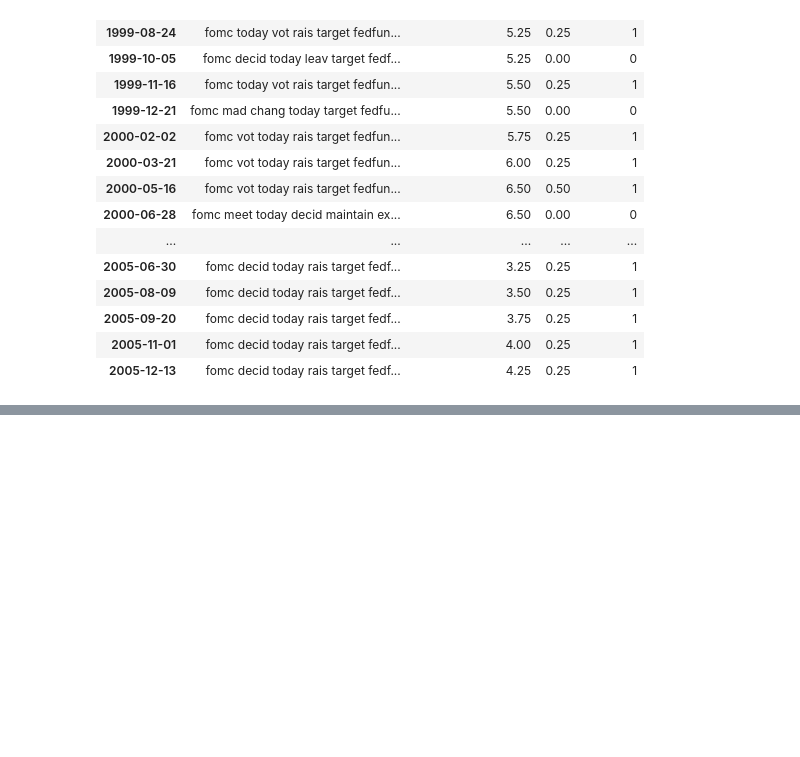
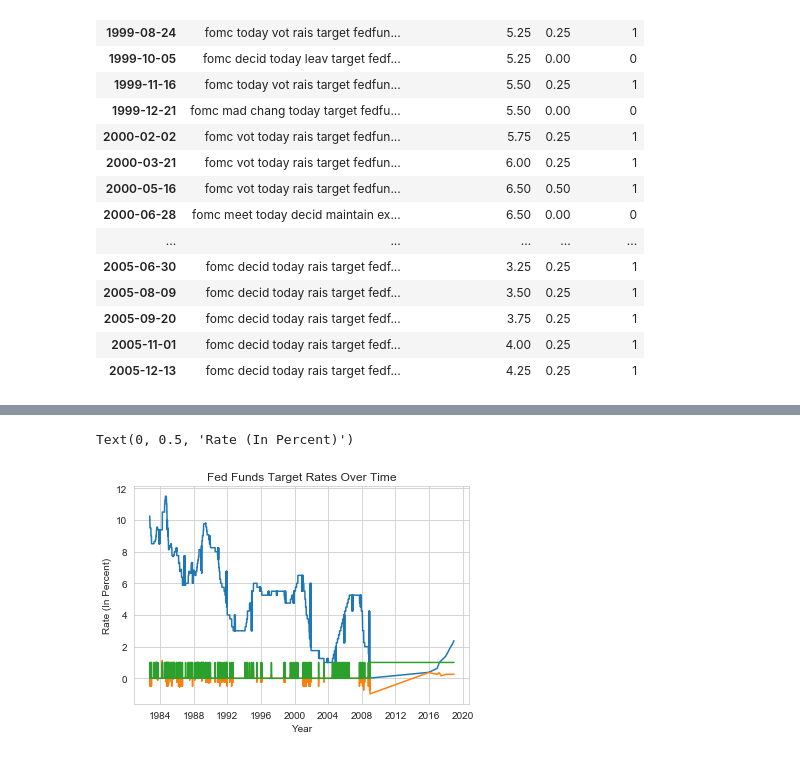
Before and after one commit to michellebonat/Fed_Funds_ML, a Jupyter notebook: Data.ipynb, the cells around one changed output, grey strips where cells are left out. Drawn from its saved outputs; the diff is of its cells as text; code cells hidden in the pictures; blank space fills up the shorter version.

```diff
--- a/Data.ipynb
+++ b/Data.ipynb
@@ -263,0 +305,10 @@ wordcloud.to_file("images/all_doc_cloud.png")
+# %%
+import seaborn as sns
+sns.set_style("whitegrid")
+plt.plot(df)
+plt.title("Fed Funds Target Rates Over Time")
+plt.xlabel("Year")
+plt.ylabel("Rate (In Percent)")
+# %% [output]
+Text(0, 0.5, 'Rate (In Percent)')
+[figure, added]
```
Also changed, not shown: parts of 12 cells of this notebook, 1 other file.
